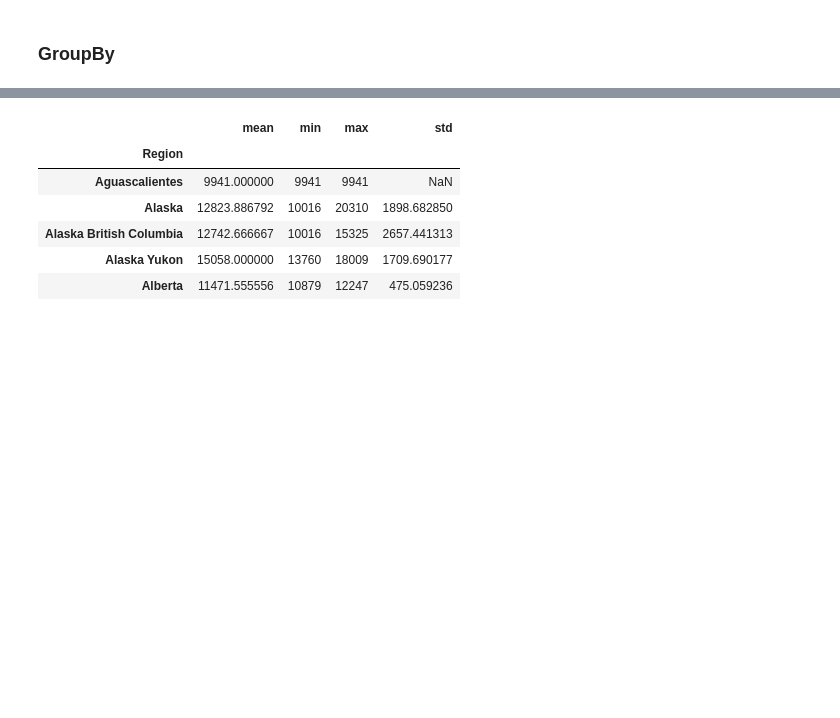
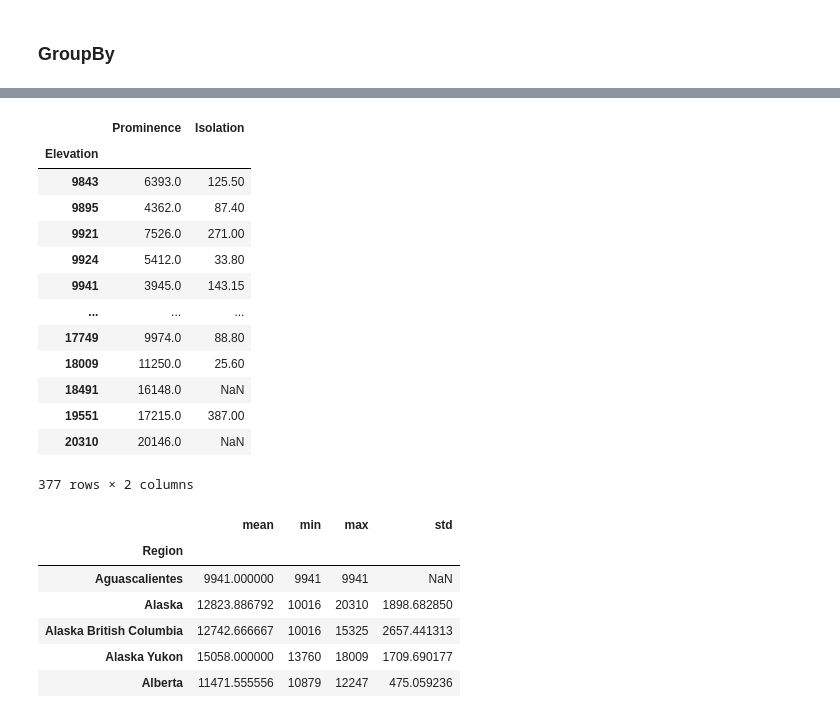
Before and after one commit to faradical/Data-Study-Hall, a Jupyter notebook: Pandas/Pandas_Fundamentals.ipynb, the cells around one changed output, grey strips where cells are left out. Drawn from its saved outputs; the diff is of its cells as text; code cells hidden in the pictures; blank space fills up the shorter version.

```diff
--- a/Pandas/Pandas_Fundamentals.ipynb
+++ b/Pandas/Pandas_Fundamentals.ipynb
@@ -716,6 +766,23 @@ mgbdf.head(10)
 | Baja California | 10154.000000 | 10154 | 10154 | NaN | 6972.000000 | 6972 | 6972 | NaN | 208.000000 | 208.00 | ... |
 | British Columbia | 11052.428571 | 9921 | 13186 | 874.006078 | 6374.821429 | 1716 | 10791 | 2145.744213 | 60.371786 | 1.78 | ... |
 | California | 12596.794118 | 9895 | 14505 | 1417.333749 | 3806.529412 | 1676 | 10080 | 2422.423270 | 34.232121 | 3.09 | ... |
+# %%
+mountains_df.groupby("Elevation").mean()
+# %% [output]
+|  | Prominence | Isolation |
+| Elevation |  |  |
+| 9843 | 6393.0 | 125.50 |
+| 9895 | 4362.0 | 87.40 |
+| 9921 | 7526.0 | 271.00 |
+| 9924 | 5412.0 | 33.80 |
+| 9941 | 3945.0 | 143.15 |
+| ... | ... | ... |
+| 17749 | 9974.0 | 88.80 |
+| 18009 | 11250.0 | 25.60 |
+| 18491 | 16148.0 | NaN |
+| 19551 | 17215.0 | 387.00 |
+| 20310 | 20146.0 | NaN |
+377 rows × 2 columns
 # %%
 mgbdf["Elevation"].head()
 # %% [output]
```
Also changed, not shown: parts of 24 cells of this notebook, 4 other files.
